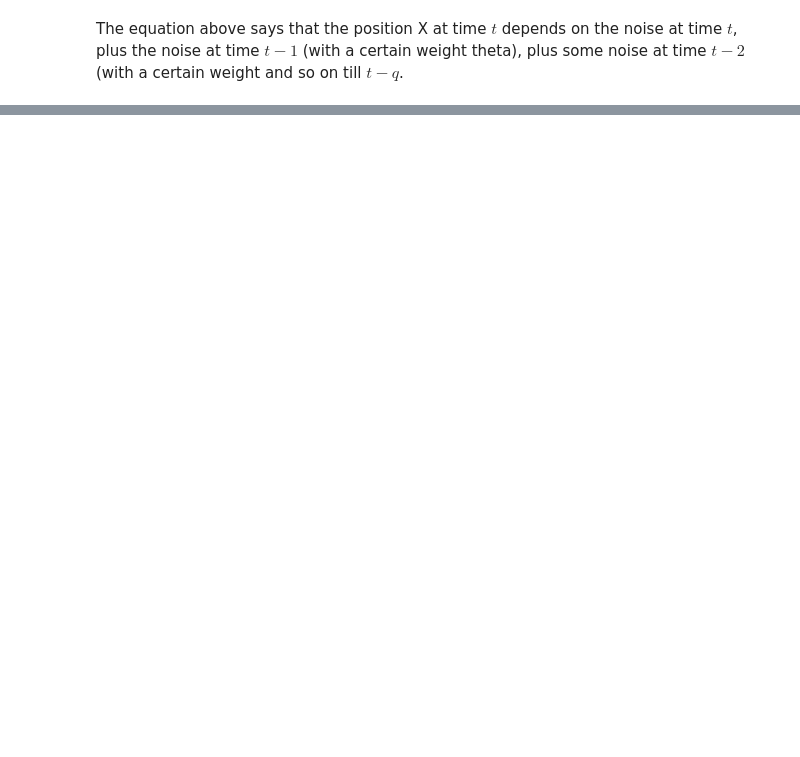
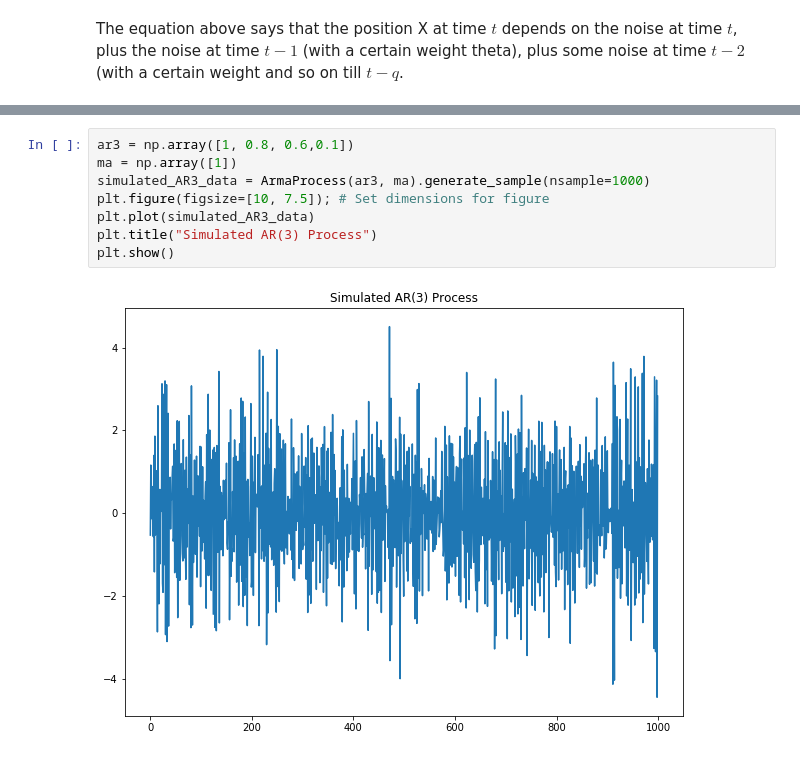
Before and after one commit to anirbansaha96/financial-engineering-wqu, a Jupyter notebook: MScFE-610-Econometrics/Module-3/1. AR-MA-ARMA-ARIMA-ACF-PACF.ipynb, the cells around one changed output, grey strips where cells are left out. Saved outputs shown, nothing was run; the diff lists cells and outputs as text; blank space fills up the shorter version.

Commit message:
Added AR-MA-ARMA simulations and ACF-PACF plots

```diff
--- a/MScFE-610-Econometrics/Module-3/1. AR-MA-ARMA-ARIMA-ACF-PACF.ipynb
+++ b/MScFE-610-Econometrics/Module-3/1. AR-MA-ARMA-ARIMA-ACF-PACF.ipynb
@@ -114,0 +150,10 @@ The equation above says that the position X at time $t$ depends on the noise at
+# %%
+ar3 = np.array([1, 0.8, 0.6,0.1])
+ma = np.array([1])
+simulated_AR3_data = ArmaProcess(ar3, ma).generate_sample(nsample=1000)
+plt.figure(figsize=[10, 7.5]); # Set dimensions for figure
+plt.plot(simulated_AR3_data)
+plt.title("Simulated AR(3) Process")
+plt.show()
+# %% [output]
+[figure, added]
```
Also changed, not shown: parts of 24 cells of this notebook, 1 other file.
